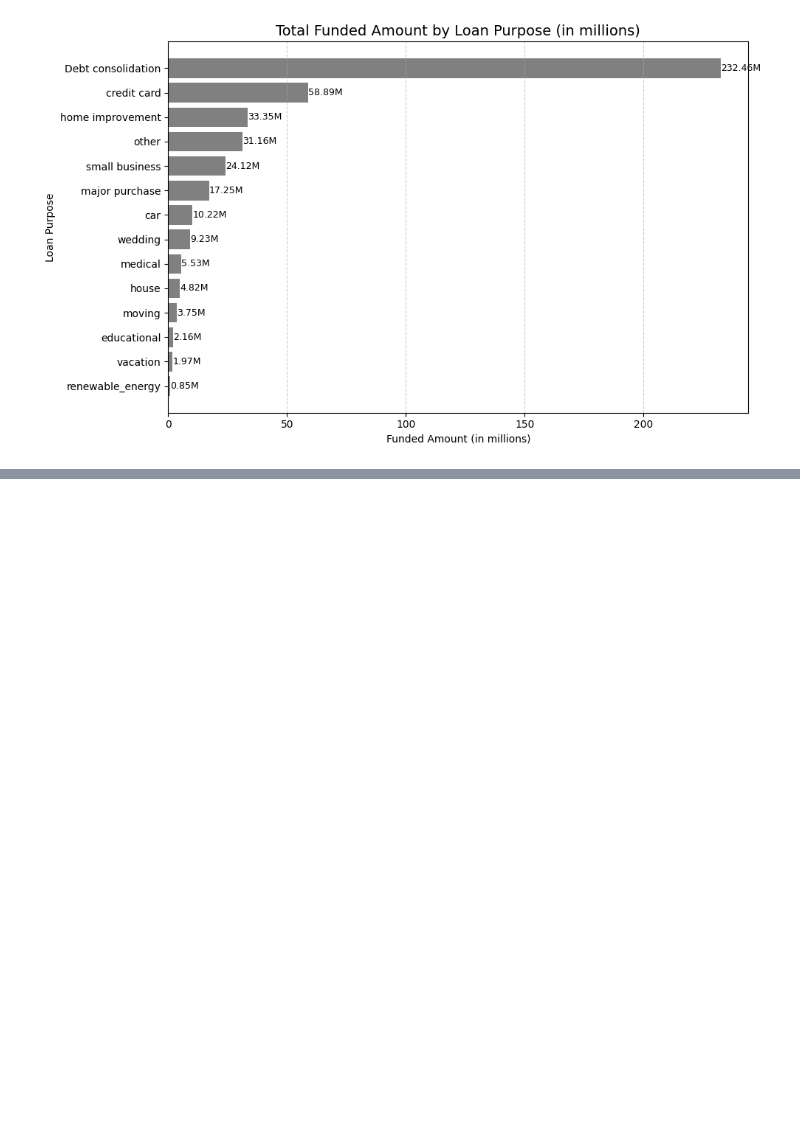
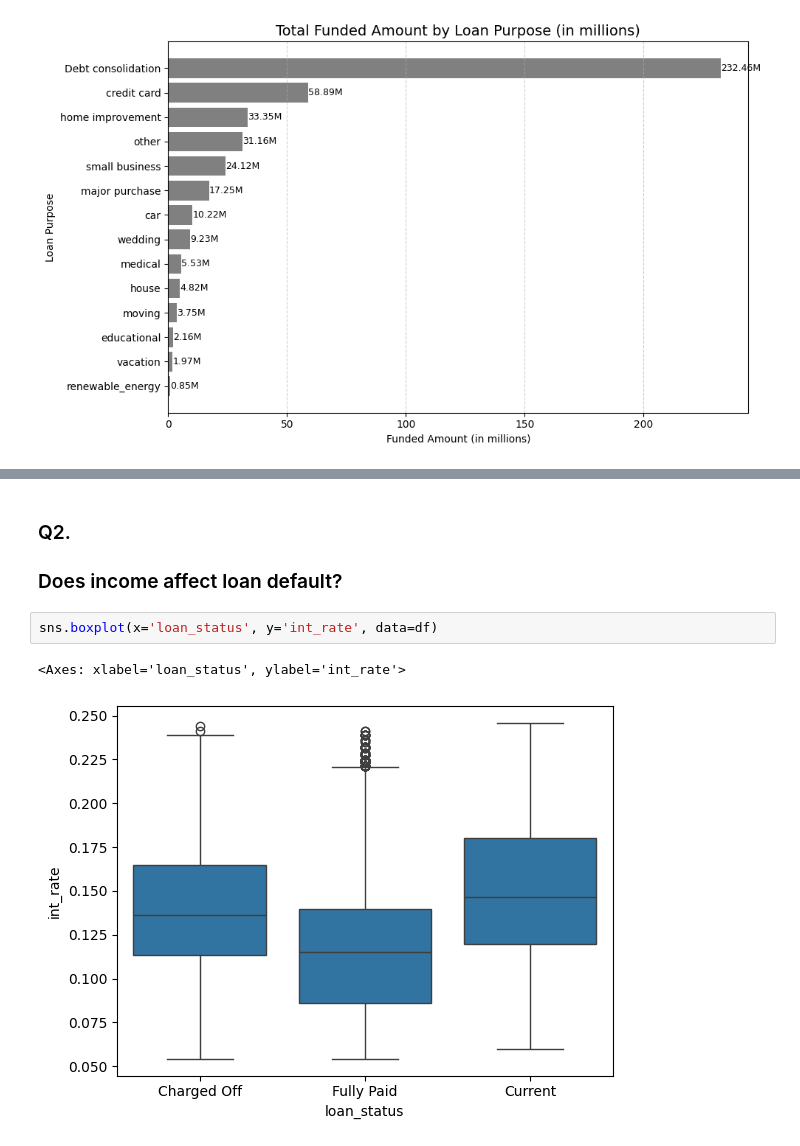
Before and after one commit to imaliakarim/Bank-Loan-Analysis, a Jupyter notebook: bankanalysis.ipynb, the cells around one changed output, grey strips where cells are left out. Saved outputs shown, nothing was run; the diff lists cells and outputs as text; blank space fills up the shorter version.

```diff
--- a/bankanalysis.ipynb
+++ b/bankanalysis.ipynb
@@ -282,0 +303,8 @@ plt.show()
+# %% [markdown]
+### Q2.
+### Does income affect loan default?
+# %%
+sns.boxplot(x='loan_status', y='int_rate', data=df)
+# %% [output]
+<Axes: xlabel='loan_status', ylabel='int_rate'>
+[figure, added]
```
Also changed, not shown: parts of 10 cells of this notebook.
